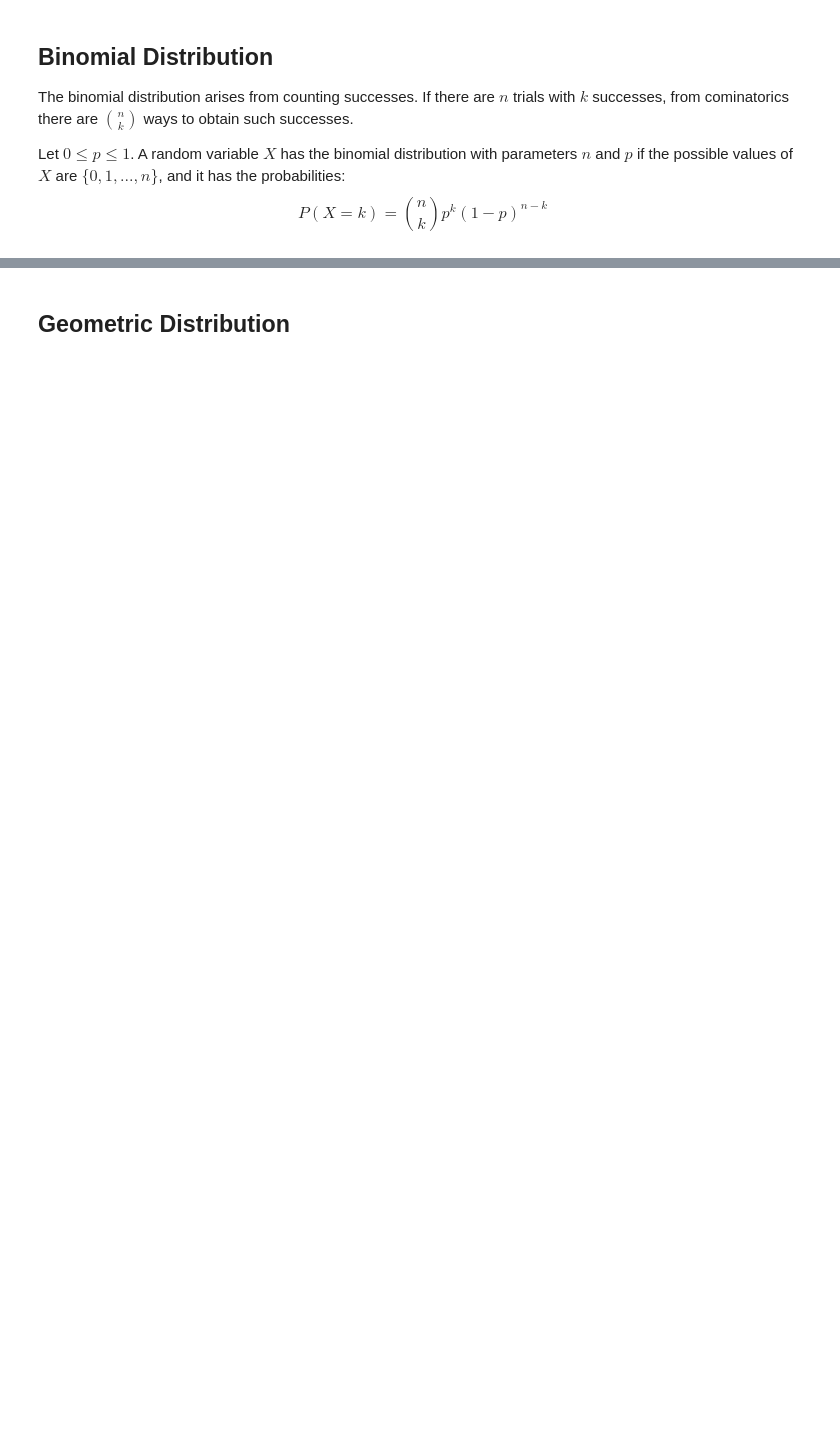
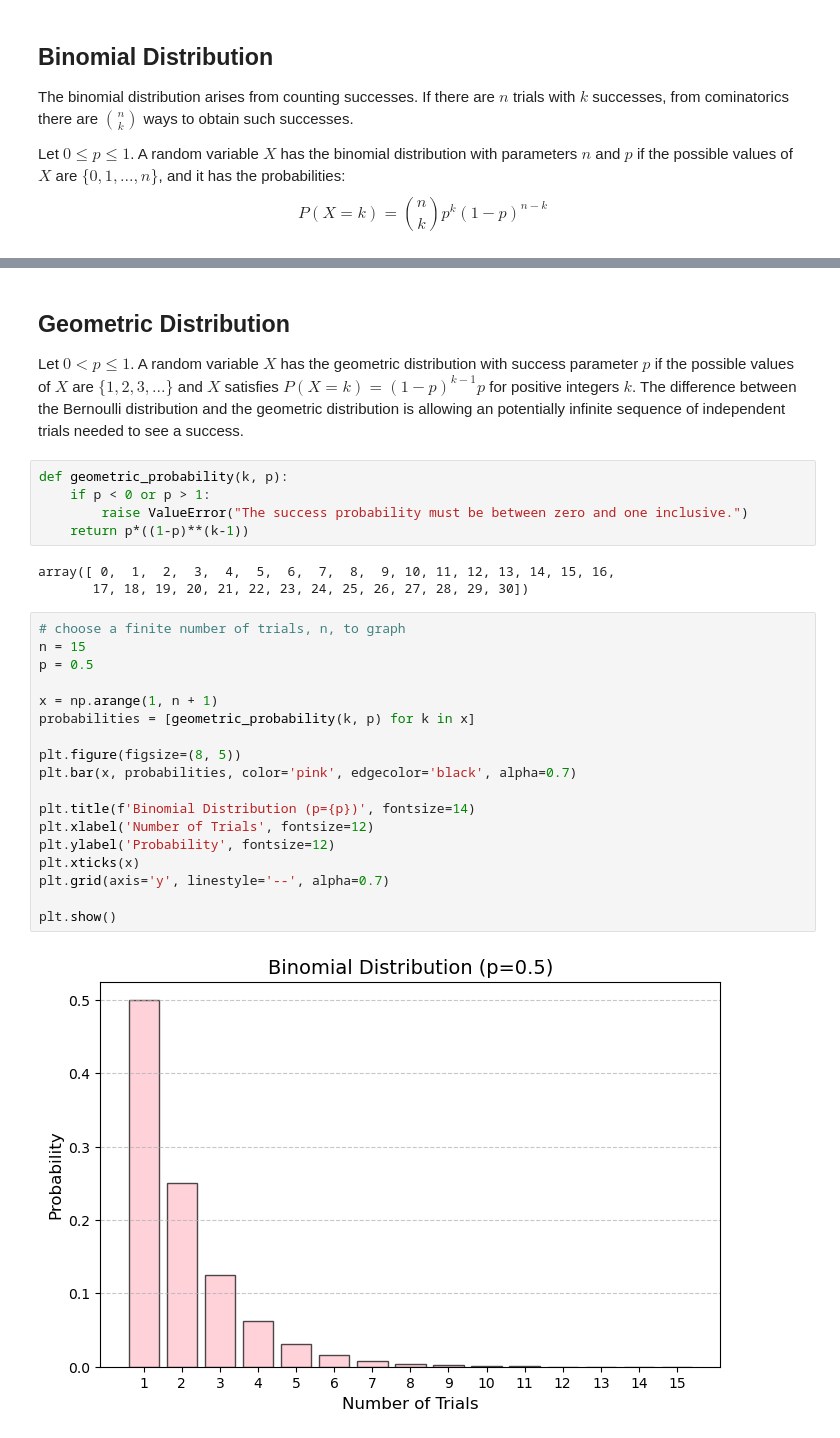
Before and after one commit to githubmaxcs/python_toolkit, a Jupyter notebook: notebooks/probability/probability_distributions.ipynb, the cells around one changed output, grey strips where cells are left out. Saved outputs shown, nothing was run; the diff lists cells and outputs as text; blank space fills up the shorter version.

```diff
--- a/notebooks/probability/probability_distributions.ipynb
+++ b/notebooks/probability/probability_distributions.ipynb
@@ -50,5 +78,35 @@ plt.show()
 [figure]
 # %% [markdown]
 ## Geometric Distribution
+
+Let $0 < p \leq 1$. A random variable $X$ has the geometric distribution with success parameter $p$ if the possible values of $X$ are $\{1, 2, 3, ...\}$ and $X$ satisfies $P(X=k) = (1-p)^{k-1}p$ for positive integers $k$. The difference between the Bernoulli distribution and the geometric distribution is allowing an potentially infinite sequence of independent trials needed to see a success.
+# %%
+def geometric_probability(k, p):
+    if p < 0 or p > 1:
+        raise ValueError("The success probability must be between zero and one inclusive.")
+    return p*((1-p)**(k-1))
+# %% [output]
+array([ 0,  1,  2,  3,  4,  5,  6,  7,  8,  9, 10, 11, 12, 13, 14, 15, 16,
+       17, 18, 19, 20, 21, 22, 23, 24, 25, 26, 27, 28, 29, 30])
+# %%
+# choose a finite number of trials, n, to graph
+n = 15
+p = 0.5
+
+x = np.arange(1, n + 1)
+probabilities = [geometric_probability(k, p) for k in x]
+
+plt.figure(figsize=(8, 5))
+plt.bar(x, probabilities, color='pink', edgecolor='black', alpha=0.7)
+
+plt.title(f'Binomial Distribution (p={p})', fontsize=14)
+plt.xlabel('Number of Trials', fontsize=12)
+plt.ylabel('Probability', fontsize=12)
+plt.xticks(x)
+plt.grid(axis='y', linestyle='--', alpha=0.7)
+
+plt.show()
+# %% [output]
+[figure, added]
 # %% [markdown]
 ## Hypergeometric Distribution
```
Also changed, not shown: parts of 7 cells of this notebook.
